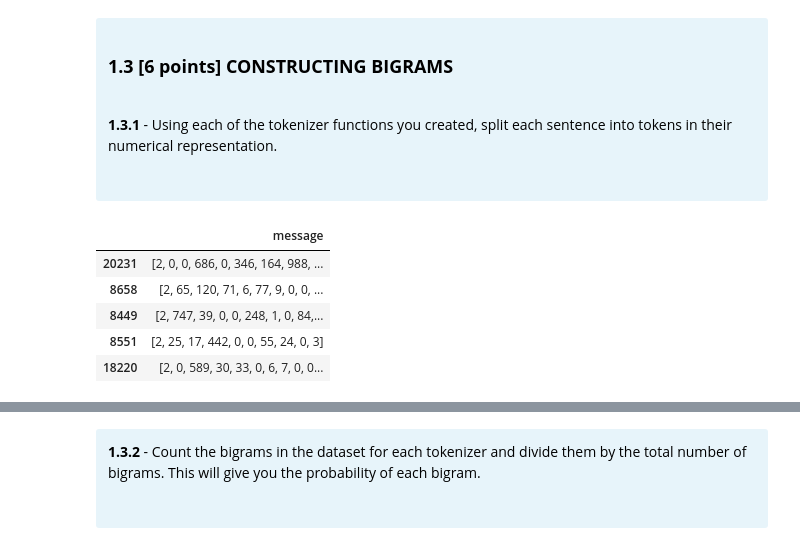
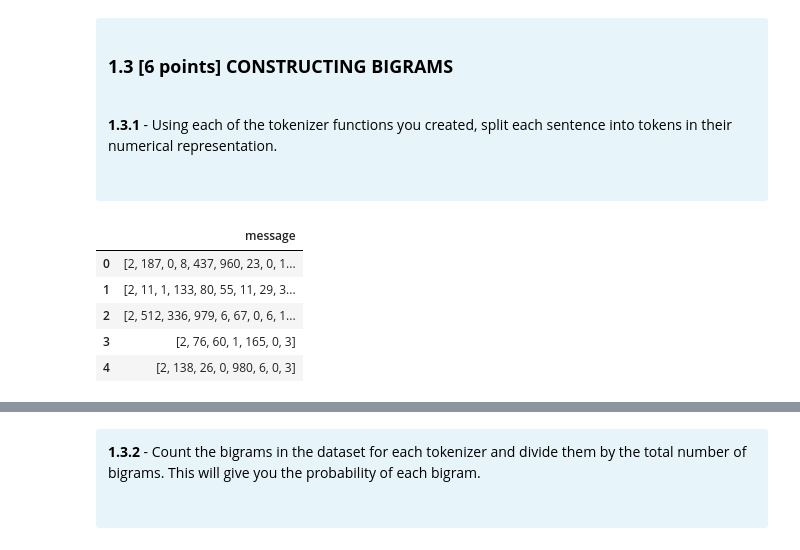
Before and after one commit to Manisha2297/DataAndBases, a Jupyter notebook: Homework1_Scaffold.ipynb, the cells around one changed output, grey strips where cells are left out. Cells and saved outputs as stored; diff of their text form; code cells hidden in the pictures.

```diff
--- a/Homework1_Scaffold.ipynb
+++ b/Homework1_Scaffold.ipynb
@@ -242,12 +243,12 @@ def preprocess_text(text):
   return clean_text
 # %%
 # Your code here
-def clean_data(dataframe):
+def clean_data_1(dataframe):
   dataframe['message'] = dataframe['message'].apply(preprocess_text)
   return dataframe
 # %%
 # clean the data
-df = clean_data(raw_data)
+df = clean_data_1(raw_data)
 # %%
 df.head()
 # %% [output]
@@ -444,13 +441,13 @@ for text in  df['message'].values:
 # %%
 data, count, dictionary, reversed_dictionary  = tokenizer_1(text_corpus,1000)
 # %%
-df_train_tok1 = pd.DataFrame(df_train['message'].apply(get_tok_sequence, vocab_dict=dictionary), columns=['message'])
+df_tok1 = pd.DataFrame(df['message'].apply(get_tok_sequence, vocab_dict=dictionary), columns=['message'])
 # %%
-df_train_tok1.head()
+df_tok1.head()
 # %% [output]
 |  | message |
-| 20231 | [2, 0, 0, 686, 0, 346, 164, 988, ... |
-| 8658 | [2, 65, 120, 71, 6, 77, 9, 0, 0, ... |
-| 8449 | [2, 747, 39, 0, 0, 248, 1, 0, 84,... |
-| 8551 | [2, 25, 17, 442, 0, 0, 55, 24, 0, 3] |
-| 18220 | [2, 0, 589, 30, 33, 0, 6, 7, 0, 0... |
+| 0 | [2, 187, 0, 8, 437, 960, 23, 0, 1... |
+| 1 | [2, 11, 1, 133, 80, 55, 11, 29, 3... |
+| 2 | [2, 512, 336, 979, 6, 67, 0, 6, 1... |
+| 3 | [2, 76, 60, 1, 165, 0, 3] |
+| 4 | [2, 138, 26, 0, 980, 6, 0, 3] |
```
Also changed, not shown: parts of 150 cells of this notebook.
